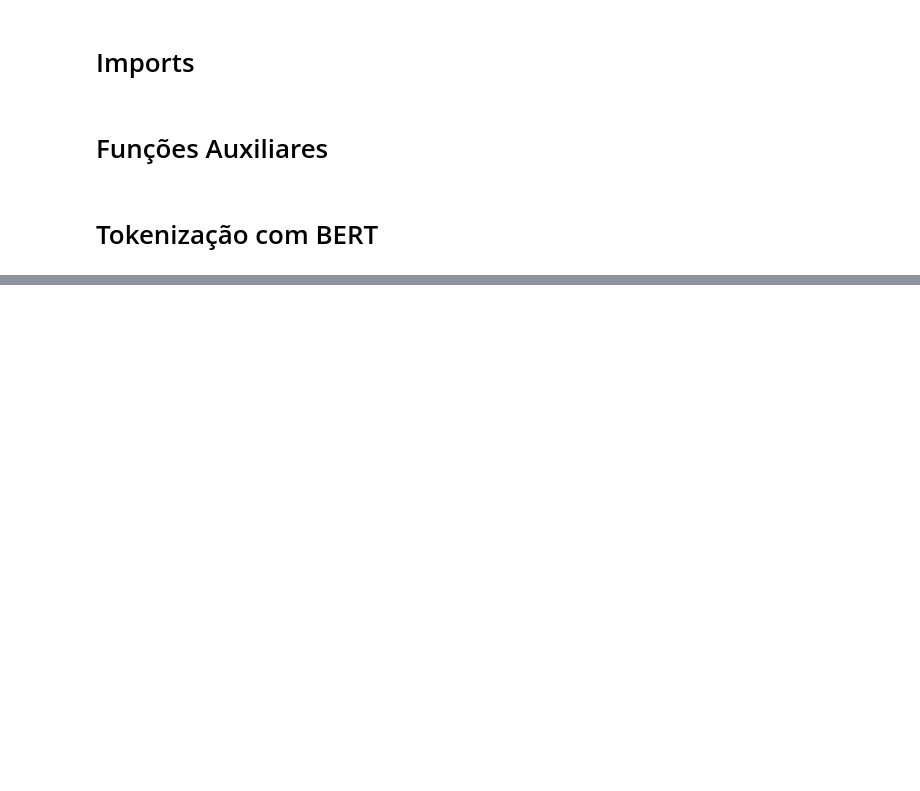
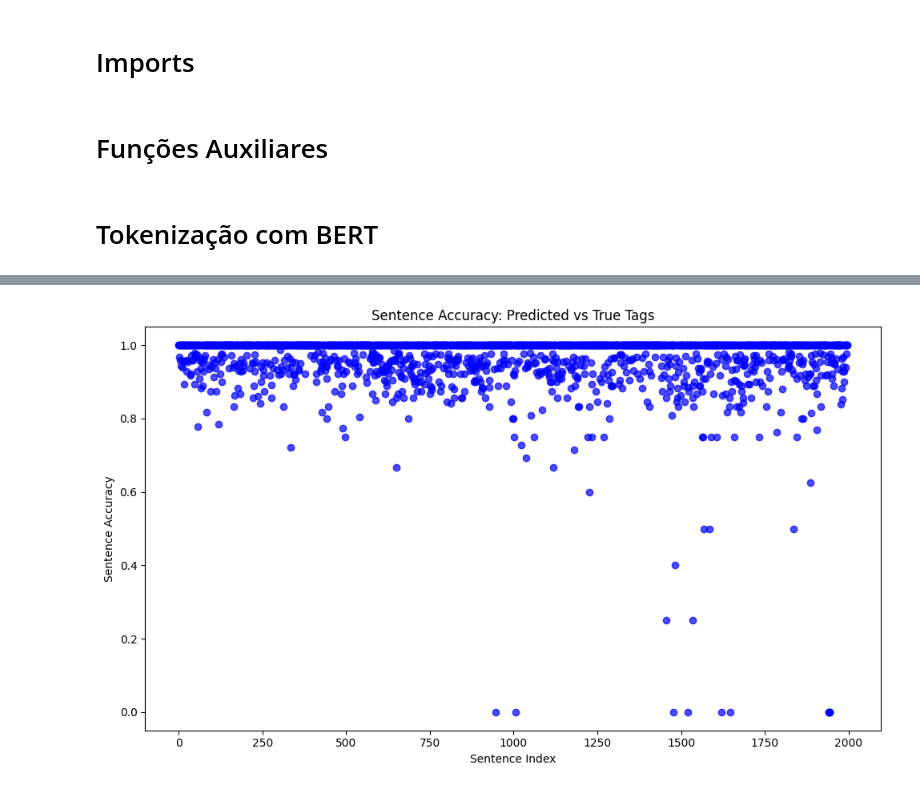
Before and after one commit to thaisfds/NLP_Natural_Language_Processing_Projects, a Jupyter notebook: TP2/main copy.ipynb, the cells around one changed output, grey strips where cells are left out. Cells and saved outputs as stored; diff of their text form; code cells hidden in the pictures; blank space fills up the shorter version.

```diff
--- a/TP2/main copy.ipynb
+++ b/TP2/main copy.ipynb
@@ -321,0 +329,14 @@ Accuracy: 0.2881
+# %%
+# Carregar os resultados do CSV
+df = pd.read_csv("./resultados_analise.csv")
+
+# Plotar acurácia das sentenças
+plt.figure(figsize=(10, 6))
+plt.scatter(df.index, df['Accuracy'], color='blue', alpha=0.7)
+plt.xlabel('Sentence Index')
+plt.ylabel('Sentence Accuracy')
+plt.title('Sentence Accuracy: Predicted vs True Tags')
+plt.tight_layout()
+plt.show()
+# %% [output]
+[figure, added]
```
Also changed, not shown: parts of 17 cells of this notebook.
